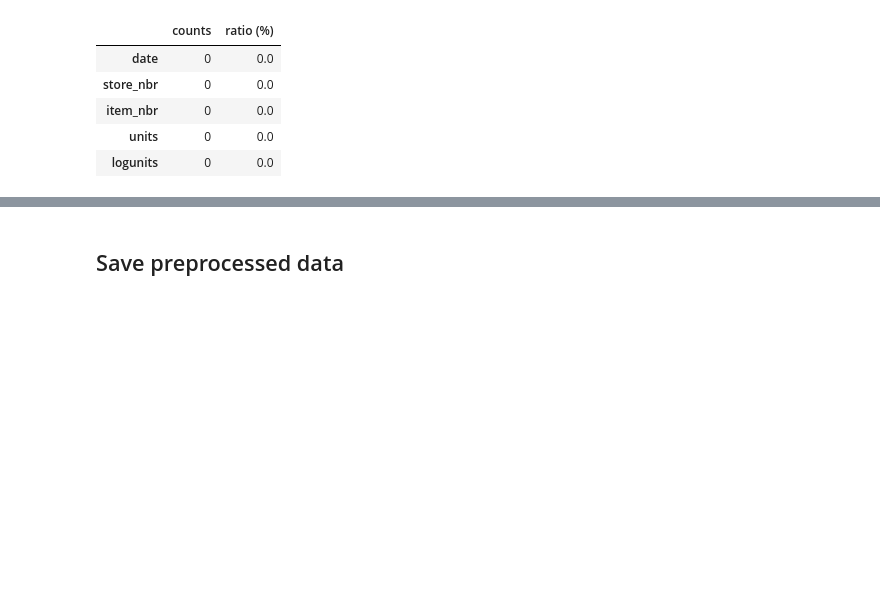
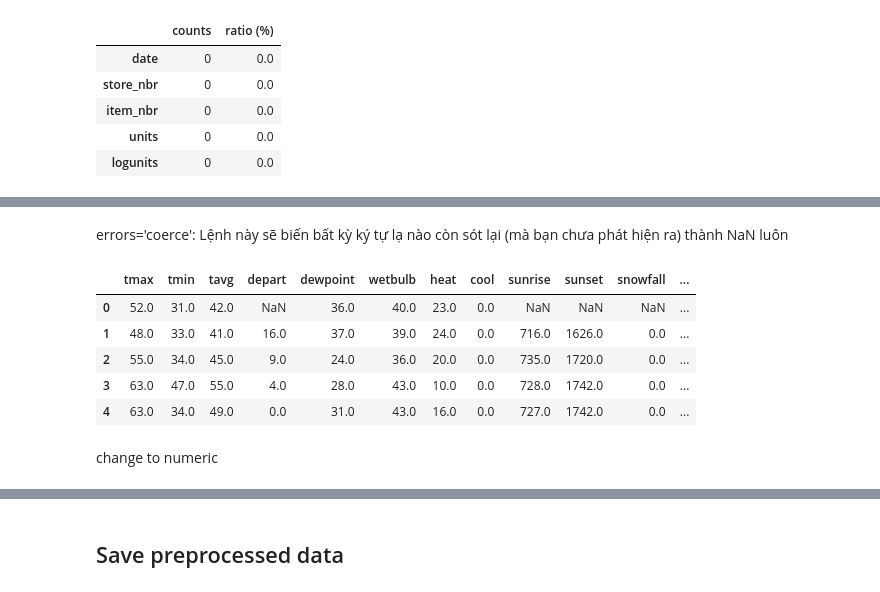
Before and after one commit to T-Sunm/sales_forecasting_xai, a Jupyter notebook: notebooks/wallmart_data/01_preprocessing.ipynb, the cells around one changed output, grey strips where cells are left out. Drawn from its saved outputs; the diff is of its cells as text; code cells hidden in the pictures; blank space fills up the shorter version.

```diff
--- a/notebooks/wallmart_data/01_preprocessing.ipynb
+++ b/notebooks/wallmart_data/01_preprocessing.ipynb
@@ -310,0 +348,31 @@ KeyError: "None of ['province'] are in the columns"
+# %% [markdown]
+errors='coerce': Lệnh này sẽ biến bất kỳ ký tự lạ nào còn sót lại (mà bạn chưa phát hiện ra) thành NaN luôn
+# %%
+# 1. Thay thế các ký tự đặc biệt
+replace_dict = {
+    "M": np.nan,  # Missing -> NaN
+    "-": np.nan,  # Missing -> NaN
+    "T": 0.01     # Trace -> Lượng nhỏ (ví dụ 0.01 inch)
+}
+
+col_list = ['tmax', 'tmin', 'tavg', 'depart', 'dewpoint', 'wetbulb', 'heat', 'cool', 'sunrise', 'sunset', 'snowfall', 'preciptotal', 'stnpressure']
+
+# Áp dụng replace
+df_weather_processed[col_list] = df_weather_processed[col_list].replace(replace_dict)
+
+# 2. Ép kiểu về số (Numeric)
+# Sau khi replace, dữ liệu vẫn có thể đang ở dạng object/string, cần chuyển về float
+for col in col_list:
+    df_weather_processed[col] = pd.to_numeric(df_weather_processed[col], errors='coerce')
+
+# Kiểm tra lại
+df_weather_processed[col_list].head()
+# %% [output]
+|  | tmax | tmin | tavg | depart | dewpoint | wetbulb | heat | cool | sunrise | sunset | snowfall | ... |
+| 0 | 52.0 | 31.0 | 42.0 | NaN | 36.0 | 40.0 | 23.0 | 0.0 | NaN | NaN | NaN | ... |
+| 1 | 48.0 | 33.0 | 41.0 | 16.0 | 37.0 | 39.0 | 24.0 | 0.0 | 716.0 | 1626.0 | 0.0 | ... |
+| 2 | 55.0 | 34.0 | 45.0 | 9.0 | 24.0 | 36.0 | 20.0 | 0.0 | 735.0 | 1720.0 | 0.0 | ... |
+| 3 | 63.0 | 47.0 | 55.0 | 4.0 | 28.0 | 43.0 | 10.0 | 0.0 | 728.0 | 1742.0 | 0.0 | ... |
+| 4 | 63.0 | 34.0 | 49.0 | 0.0 | 31.0 | 43.0 | 16.0 | 0.0 | 727.0 | 1742.0 | 0.0 | ... |
+# %% [markdown]
+change to numeric
```
Also changed, not shown: parts of 23 cells of this notebook, 16 other files.
